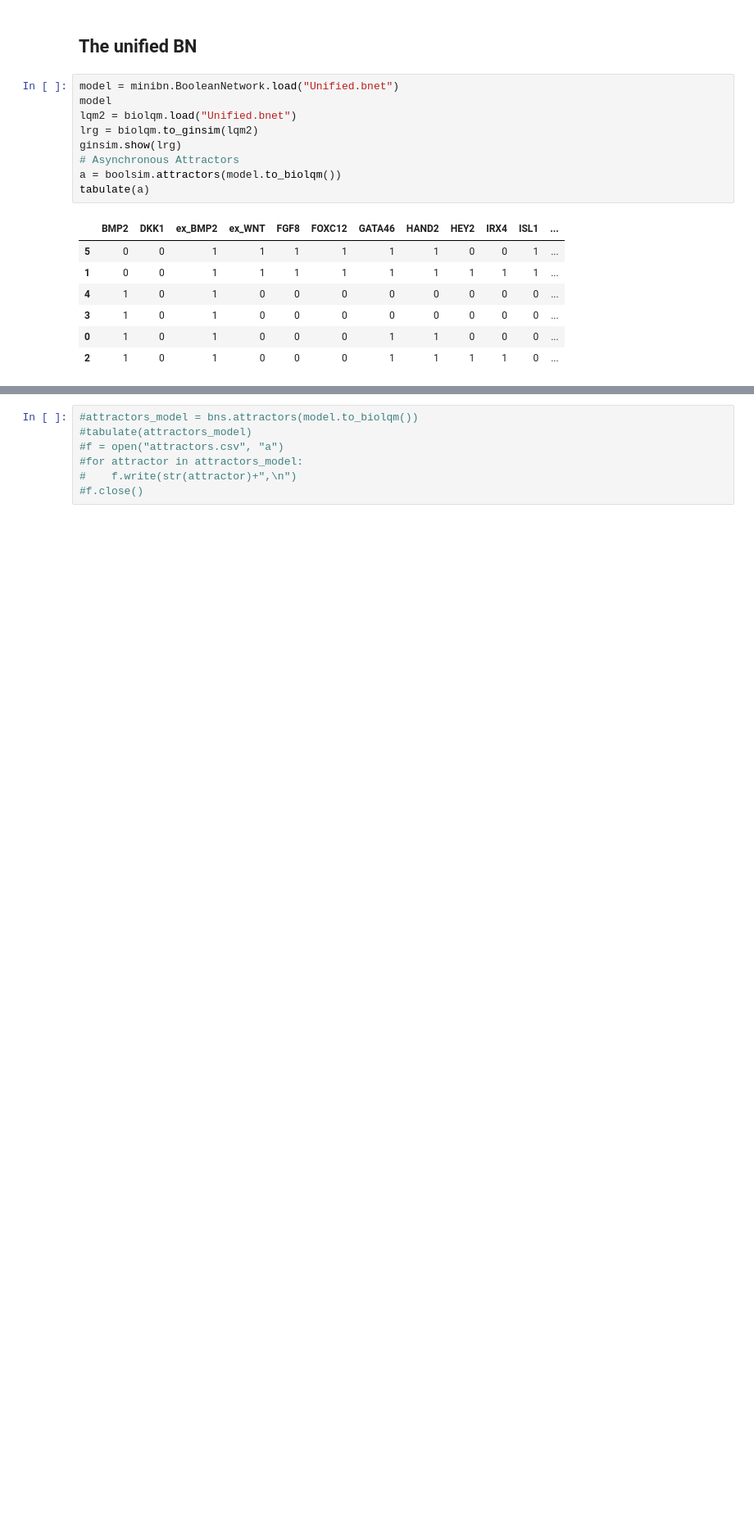
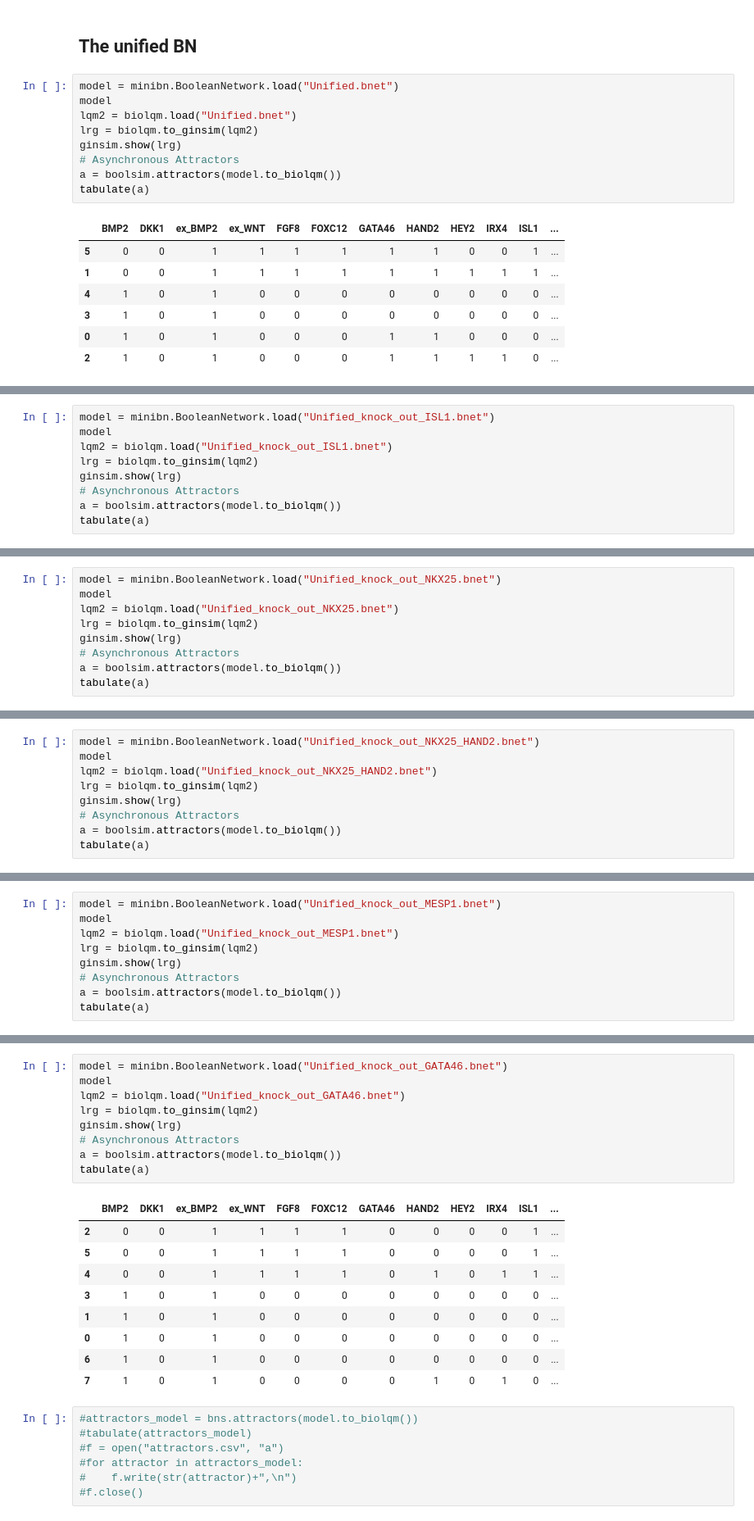
Before and after one commit to GeorgiosArg/Beyond-Committed-Cardiomyocytes, a Jupyter notebook: DynamicalModellinginHeartDevelopment;CellDifferentiationBeyondCommittedCardiomyocytes/Validation.ipynb, the cells around one changed output, grey strips where cells are left out. Shown at 82% size. Cells and saved outputs as stored; diff of their text form; blank space fills up the shorter version.

```diff
--- a/DynamicalModellinginHeartDevelopment;CellDifferentiationBeyondCommittedCardiomyocytes/Validation.ipynb
+++ b/DynamicalModellinginHeartDevelopment;CellDifferentiationBeyondCommittedCardiomyocytes/Validation.ipynb
@@ -78,0 +119,9 @@ ginsim.show(lrg)
+# %%
+model = minibn.BooleanNetwork.load("Unified_knock_out_ISL1.bnet")
+model
+lqm2 = biolqm.load("Unified_knock_out_ISL1.bnet")
+lrg = biolqm.to_ginsim(lqm2)
+ginsim.show(lrg)
+# Asynchronous Attractors
+a = boolsim.attractors(model.to_biolqm())
+tabulate(a)
@@ -78,0 +138,9 @@ ginsim.show(lrg)
+# %%
+model = minibn.BooleanNetwork.load("Unified_knock_out_NKX25.bnet")
+model
+lqm2 = biolqm.load("Unified_knock_out_NKX25.bnet")
+lrg = biolqm.to_ginsim(lqm2)
+ginsim.show(lrg)
+# Asynchronous Attractors
+a = boolsim.attractors(model.to_biolqm())
+tabulate(a)
@@ -78,0 +157,9 @@ ginsim.show(lrg)
+# %%
+model = minibn.BooleanNetwork.load("Unified_knock_out_NKX25_HAND2.bnet")
+model
+lqm2 = biolqm.load("Unified_knock_out_NKX25_HAND2.bnet")
+lrg = biolqm.to_ginsim(lqm2)
+ginsim.show(lrg)
+# Asynchronous Attractors
+a = boolsim.attractors(model.to_biolqm())
+tabulate(a)
@@ -78,0 +176,9 @@ ginsim.show(lrg)
+# %%
+model = minibn.BooleanNetwork.load("Unified_knock_out_MESP1.bnet")
+model
+lqm2 = biolqm.load("Unified_knock_out_MESP1.bnet")
+lrg = biolqm.to_ginsim(lqm2)
+ginsim.show(lrg)
+# Asynchronous Attractors
+a = boolsim.attractors(model.to_biolqm())
+tabulate(a)
@@ -79,3 +195,22 @@ ginsim.show(lrg)
+# %%
+model = minibn.BooleanNetwork.load("Unified_knock_out_GATA46.bnet")
+model
+lqm2 = biolqm.load("Unified_knock_out_GATA46.bnet")
+lrg = biolqm.to_ginsim(lqm2)
+ginsim.show(lrg)
+# Asynchronous Attractors
+a = boolsim.attractors(model.to_biolqm())
+tabulate(a)
+# %% [output]
+|  | BMP2 | DKK1 | ex_BMP2 | ex_WNT | FGF8 | FOXC12 | GATA46 | HAND2 | HEY2 | IRX4 | ISL1 | ... |
+| 2 | 0 | 0 | 1 | 1 | 1 | 1 | 0 | 0 | 0 | 0 | 1 | ... |
+| 5 | 0 | 0 | 1 | 1 | 1 | 1 | 0 | 0 | 0 | 0 | 1 | ... |
+| 4 | 0 | 0 | 1 | 1 | 1 | 1 | 0 | 1 | 0 | 1 | 1 | ... |
+| 3 | 1 | 0 | 1 | 0 | 0 | 0 | 0 | 0 | 0 | 0 | 0 | ... |
+| 1 | 1 | 0 | 1 | 0 | 0 | 0 | 0 | 0 | 0 | 0 | 0 | ... |
+| 0 | 1 | 0 | 1 | 0 | 0 | 0 | 0 | 0 | 0 | 0 | 0 | ... |
+| 6 | 1 | 0 | 1 | 0 | 0 | 0 | 0 | 0 | 0 | 0 | 0 | ... |
+| 7 | 1 | 0 | 1 | 0 | 0 | 0 | 0 | 1 | 0 | 1 | 0 | ... |
 # %%
 #attractors_model = bns.attractors(model.to_biolqm())
 #tabulate(attractors_model)
```
Also changed, not shown: parts of 13 cells of this notebook, 9 other files.
